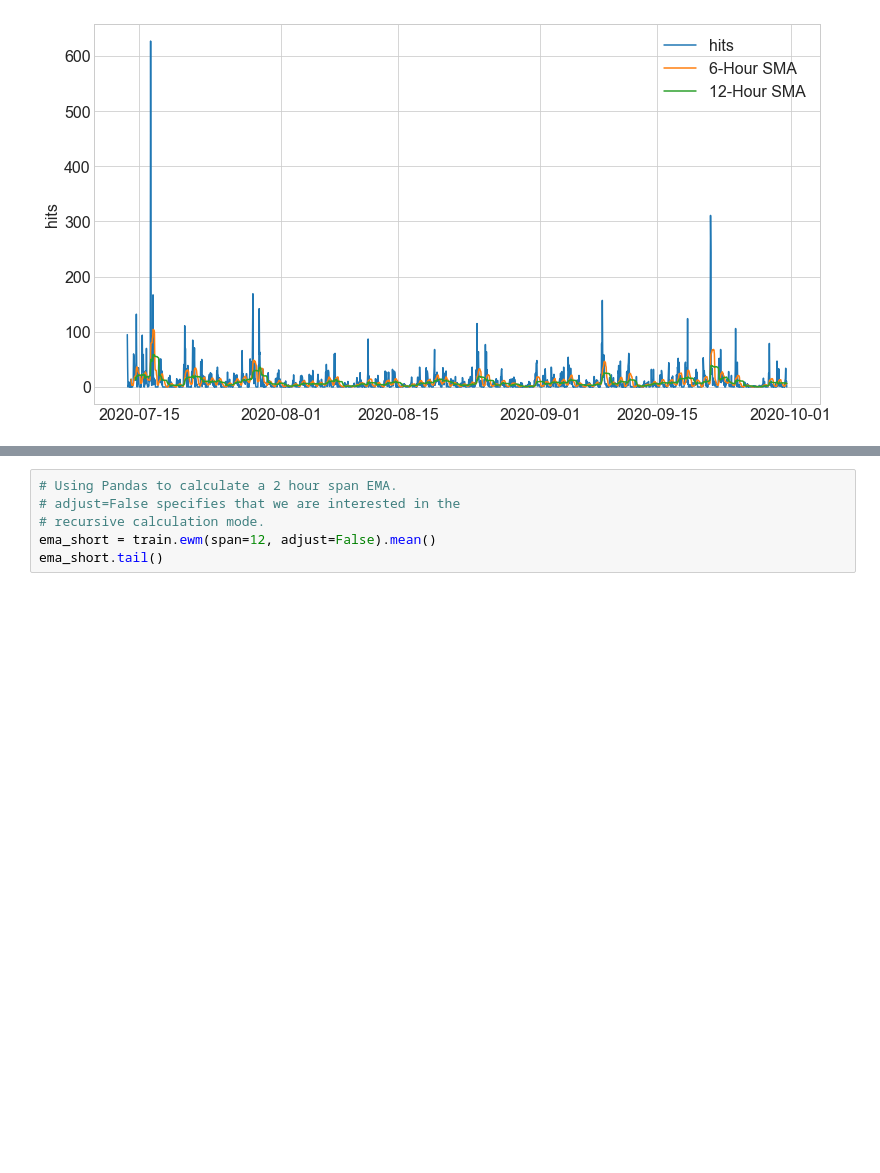
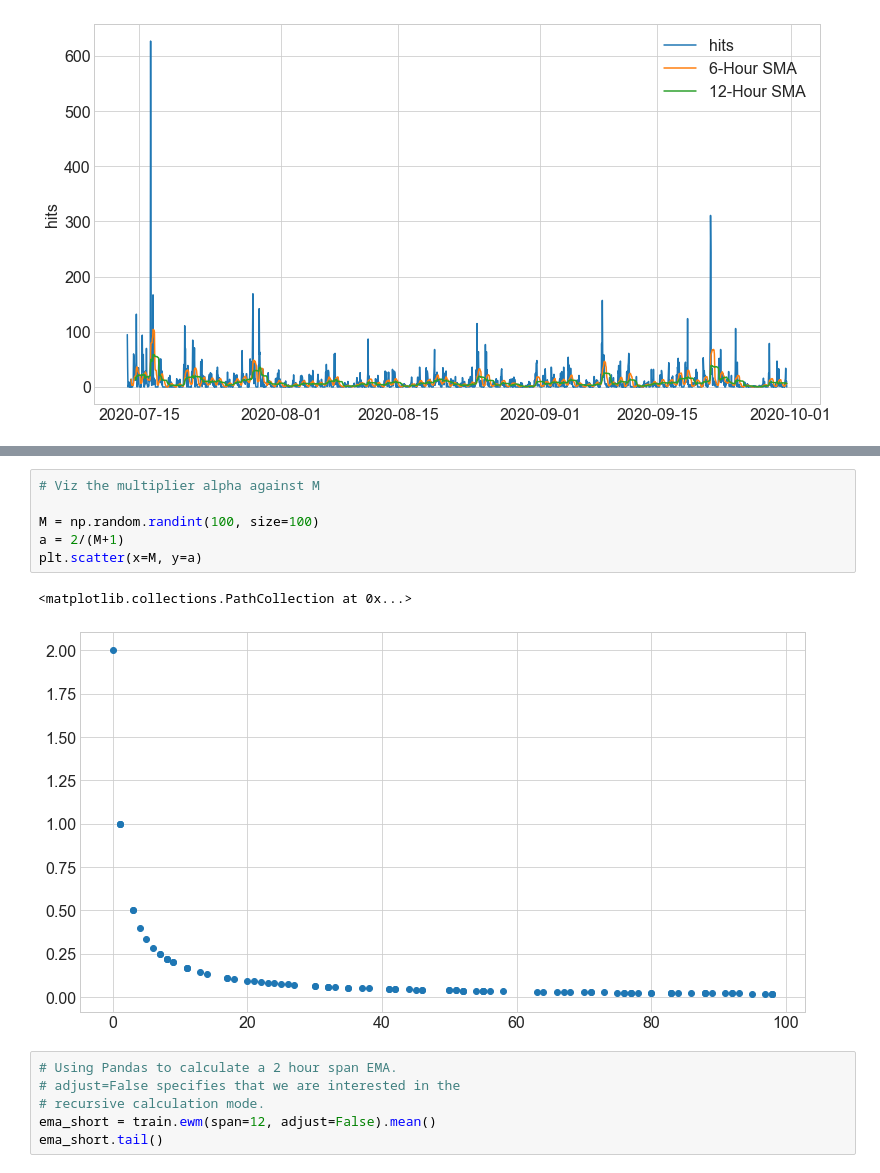
Before and after one commit to Yongliang-Shi/anomaly-detection-exercises, a Jupyter notebook: time_series_anomaly_detection.ipynb, the cells around one changed output, grey strips where cells are left out. Drawn from its saved outputs; the diff is of its cells as text; blank space fills up the shorter version.

```diff
--- a/time_series_anomaly_detection.ipynb
+++ b/time_series_anomaly_detection.ipynb
@@ -574,3 +595,12 @@ Text(0, 0.5, 'hits')
+# %%
+# Viz the multiplier alpha against M
+
+M = np.random.randint(100, size=100)
+a = 2/(M+1)
+plt.scatter(x=M, y=a)
+# %% [output]
+<matplotlib.collections.PathCollection at 0x...>
+[figure, added]
 # %%
 # Using Pandas to calculate a 2 hour span EMA.
 # adjust=False specifies that we are interested in the
```
Also changed, not shown: parts of 13 cells of this notebook.
